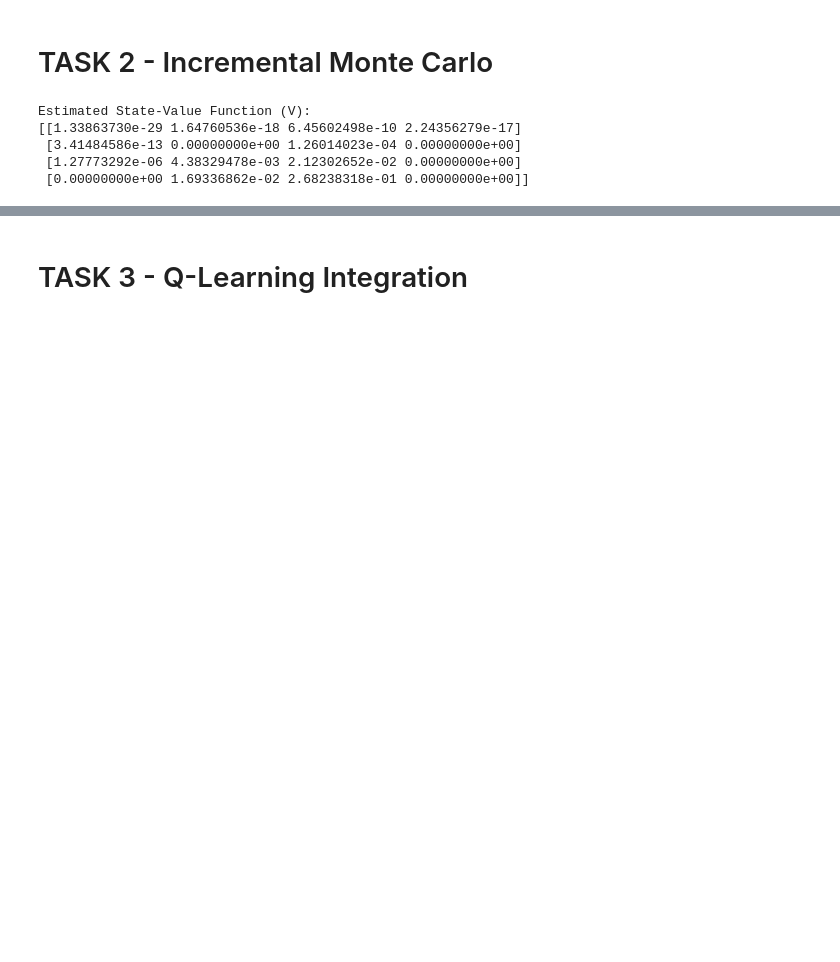
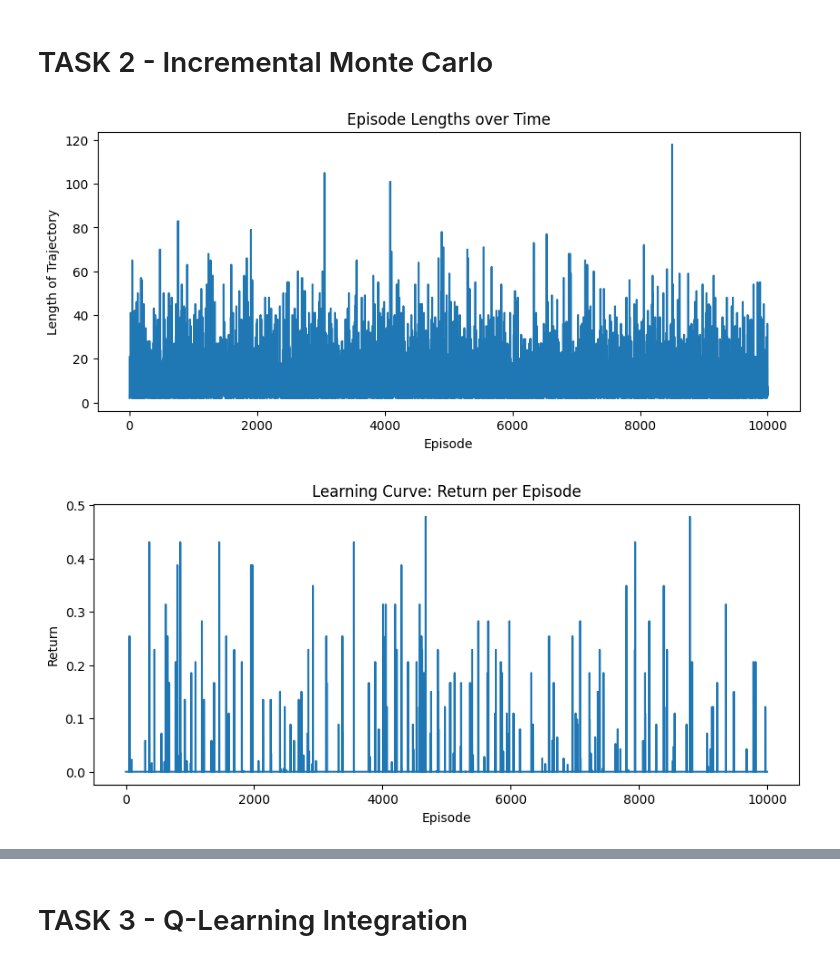
Before and after one commit to cgurtner/RL, a Jupyter notebook: GradedLab_01.ipynb, the cells around one changed output, grey strips where cells are left out. Drawn from its saved outputs; the diff is of its cells as text; code cells hidden in the pictures; blank space fills up the shorter version.

```diff
--- a/GradedLab_01.ipynb
+++ b/GradedLab_01.ipynb
@@ -59,62 +122,28 @@ Estimated State-Value Function (V):
 # %% [markdown]
 # TASK 2 - Incremental Monte Carlo
 # %%
-# Initialize the Frozen Lake environment
-env = gym.make("FrozenLake-v1", is_slippery=True)
-
-# Parameters
-n_episodes = 5000        # Number of episodes
-gamma = 0.9              # Discount factor
-epsilon = 1.0            # Initial exploration rate
-min_epsilon = 0.1        # Minimum exploration rate
-epsilon_decay = 0.995    # Decay rate for epsilon
-alpha = 0.1              # Learning rate for incremental updates
-
-# Initialize value table to zeros
-V = np.zeros(env.observation_space.n)  # State-value function
-
-# Function to choose action using ε-Greedy policy
-def choose_action(state):
-    if random.uniform(0, 1) < epsilon:
-        return env.action_space.sample()  # Explore: random action
-    else:
-        # Exploit: Choose action with highest state value (for Frozen Lake, random choice is sufficient)
-        return env.action_space.sample()  # Actions are random under Monte Carlo without Q-values
-
-# Function to generate an episode following ε-Greedy policy
-def generate_episode():
-    episode = []
-    state, _ = env.reset()
-    done = False
-    while not done:
-        action = choose_action(state)
-        next_state, reward, done, _, *_ = env.step(action)
-        episode.append((state, action, reward))
-        state = next_state
-    return episode
-
 # Incremental Monte Carlo
-for episode in range(n_episodes):
-    episode_data = generate_episode()
+for episode in range(params.total_episodes):
+    episode_data = generate_episode(env)
+    episode_lengths.append(len(episode_data))  # Track trajectory length
     G = 0
 
     # Loop through the episode in reverse for incremental updates
     for t in reversed(range(len(episode_data))):
         state, action, reward = episode_data[t]
-        G = gamma * G + reward  # Compute return
+        G = params.gamma * G + reward  # Compute return
 
         # Incremental update of state-value function
-        V[state] += alpha * (G - V[state])
+        returns_count[state] += 1
+        V[state] += (1 / returns_count[state]) * (G - V[state])
 
-    # Decay ε to reduce exploration over time
-    epsilon = max(min_epsilon, epsilon * epsilon_decay)
-
-# Display learned value function
-print("Estimated State-Value Function (V):")
-print(V.reshape((int(np.sqrt(env.observation_space.n)), -1)))
+    episode_returns.append(G)  # Track return for learning curve
-# %% [output]
-Estimated State-Value Function (V):
-[[1.33863730e-29 1.64760536e-18 6.45602498e-10 2.24356279e-17]
- [3.41484586e-13 0.00000000e+00 1.26014023e-04 0.00000000e+00]
- [1.27773292e-06 4.38329478e-03 2.12302652e-02 0.00000000e+00]
- [0.00000000e+00 1.69336862e-02 2.68238318e-01 0.00000000e+00]]
+# %%
+# Plot Results
+grid_size = int(np.sqrt(env.observation_space.n))
+plot_episode_lengths(episode_lengths)
+plot_learning_curve(episode_returns)
+plot_value_function(V, grid_size, title="State-Value Function (Incremental Monte Carlo)")
+# %% [output]
+[figure, added]
+[figure, added]
```
Also changed, not shown: parts of 9 cells of this notebook.
